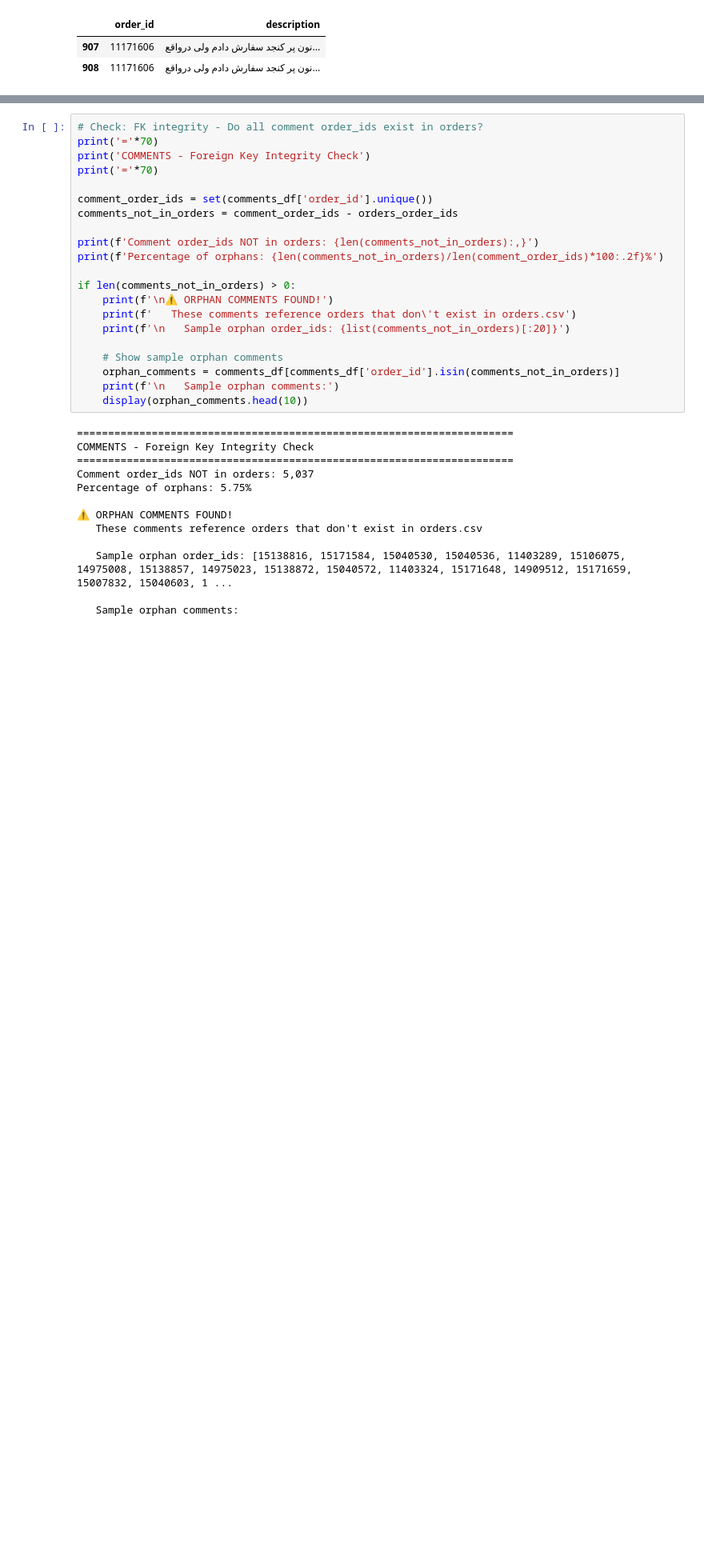
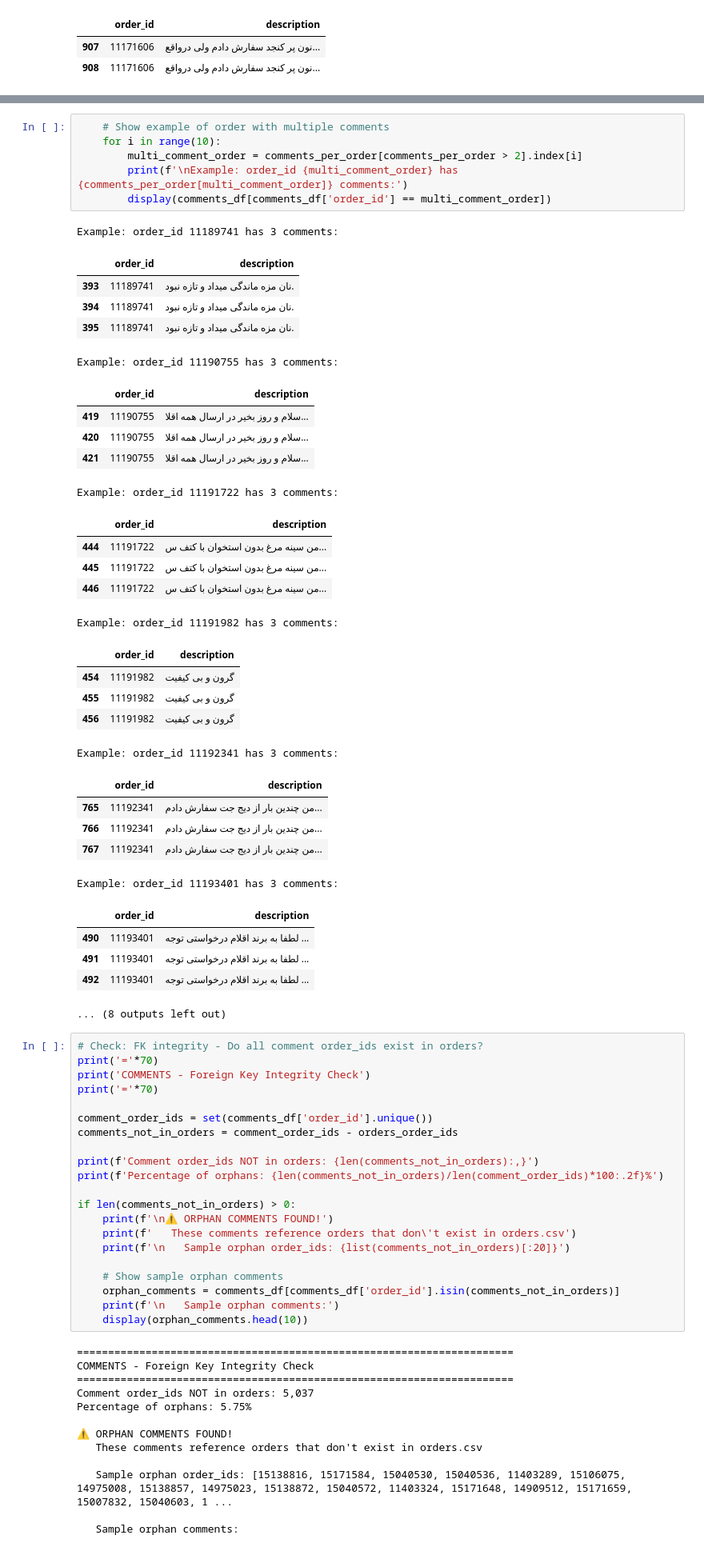
Before and after one commit to peyman886/digikala-customer-churn-prediction, a Jupyter notebook: notebooks/00_schema_design_eda.ipynb, the cells around one changed output, grey strips where cells are left out. Shown at 80% size. Drawn from its saved outputs; the diff is of its cells as text; blank space fills up the shorter version.

```diff
--- a/notebooks/00_schema_design_eda.ipynb
+++ b/notebooks/00_schema_design_eda.ipynb
@@ -560,3 +580,41 @@ Example: order_id 11171606 has 2 comments:
+# %%
+    # Show example of order with multiple comments
+    for i in range(10):
+        multi_comment_order = comments_per_order[comments_per_order > 2].index[i]
+        print(f'\nExample: order_id {multi_comment_order} has {comments_per_order[multi_comment_order]} comments:')
+        display(comments_df[comments_df['order_id'] == multi_comment_order])
+# %% [output]
+Example: order_id 11189741 has 3 comments:
+|  | order_id | description |
+| 393 | 11189741 | نان مزه ماندگی میداد و تازه نبود. |
+| 394 | 11189741 | نان مزه ماندگی میداد و تازه نبود. |
+| 395 | 11189741 | نان مزه ماندگی میداد و تازه نبود. |
+Example: order_id 11190755 has 3 comments:
+|  | order_id | description |
+| 419 | 11190755 | سلام و روز بخیر در ارسال همه اقلا... |
+| 420 | 11190755 | سلام و روز بخیر در ارسال همه اقلا... |
+| 421 | 11190755 | سلام و روز بخیر در ارسال همه اقلا... |
+Example: order_id 11191722 has 3 comments:
+|  | order_id | description |
+| 444 | 11191722 | من سینه مرغ بدون استخوان با کتف س... |
+| 445 | 11191722 | من سینه مرغ بدون استخوان با کتف س... |
+| 446 | 11191722 | من سینه مرغ بدون استخوان با کتف س... |
+Example: order_id 11191982 has 3 comments:
+|  | order_id | description |
+| 454 | 11191982 | گرون و بی کیفیت |
+| 455 | 11191982 | گرون و بی کیفیت |
+| 456 | 11191982 | گرون و بی کیفیت |
+Example: order_id 11192341 has 3 comments:
+|  | order_id | description |
+| 765 | 11192341 | من چندین بار از دیج جت سفارش دادم... |
+| 766 | 11192341 | من چندین بار از دیج جت سفارش دادم... |
+| 767 | 11192341 | من چندین بار از دیج جت سفارش دادم... |
+Example: order_id 11193401 has 3 comments:
+|  | order_id | description |
+| 490 | 11193401 | لطفا به برند اقلام درخواستی توجه ... |
+| 491 | 11193401 | لطفا به برند اقلام درخواستی توجه ... |
+| 492 | 11193401 | لطفا به برند اقلام درخواستی توجه ... |
+... (8 outputs left out)
 # %%
 # Check: FK integrity - Do all comment order_ids exist in orders?
 print('='*70)
```
Also changed, not shown: parts of 2 cells of this notebook, 55 other files.
